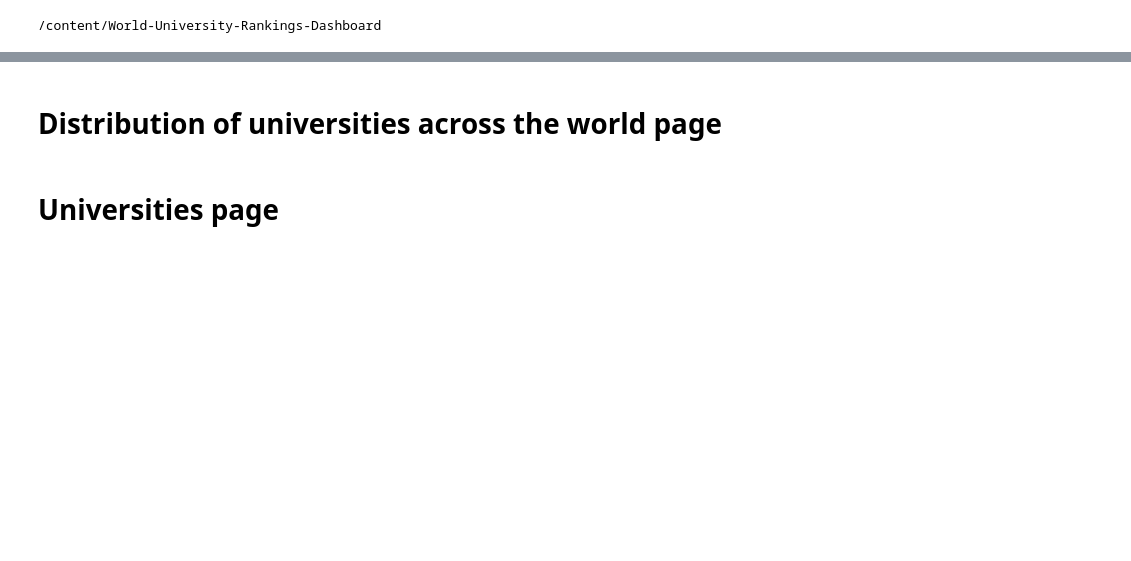
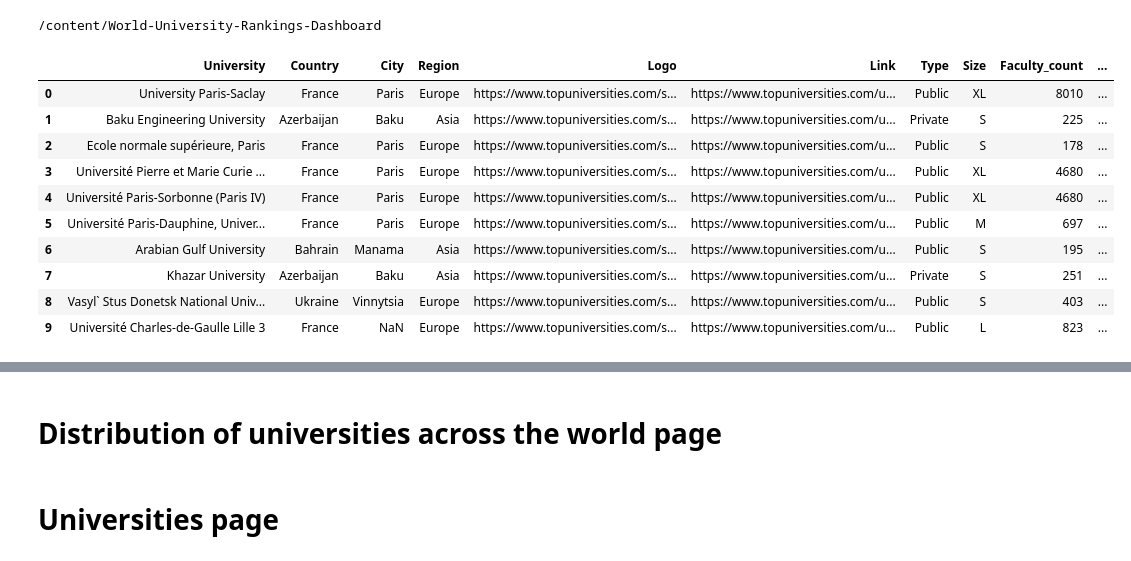
Before and after one commit to lauren-safwat/World-University-Rankings-Dashboard, a Jupyter notebook: World_University_Rankings.ipynb, the cells around one changed output, grey strips where cells are left out. Cells and saved outputs as stored; diff of their text form; code cells hidden in the pictures; blank space fills up the shorter version.

```diff
--- a/World_University_Rankings.ipynb
+++ b/World_University_Rankings.ipynb
@@ -33,3 +33,17 @@ from itertools import cycle
 unis = pd.read_csv('dataset/World_University_Rankings.csv')
 # %% [output]
 /content/World-University-Rankings-Dashboard
+# %%
+unis.head(10)
+# %% [output]
+|  | University | Country | City | Region | Logo | Link | Type | Size | Faculty_count | ... |
+| 0 | University Paris-Saclay | France | Paris | Europe | https://www.topuniversities.com/s... | https://www.topuniversities.com/u... | Public | XL | 8010 | ... |
+| 1 | Baku Engineering University | Azerbaijan | Baku | Asia | https://www.topuniversities.com/s... | https://www.topuniversities.com/u... | Private | S | 225 | ... |
+| 2 | Ecole normale supérieure, Paris | France | Paris | Europe | https://www.topuniversities.com/s... | https://www.topuniversities.com/u... | Public | S | 178 | ... |
+| 3 | Université Pierre et Marie Curie ... | France | Paris | Europe | https://www.topuniversities.com/s... | https://www.topuniversities.com/u... | Public | XL | 4680 | ... |
+| 4 | Université Paris-Sorbonne (Paris IV) | France | Paris | Europe | https://www.topuniversities.com/s... | https://www.topuniversities.com/u... | Public | XL | 4680 | ... |
+| 5 | Université Paris-Dauphine, Univer... | France | Paris | Europe | https://www.topuniversities.com/s... | https://www.topuniversities.com/u... | Public | M | 697 | ... |
+| 6 | Arabian Gulf University | Bahrain | Manama | Asia | https://www.topuniversities.com/s... | https://www.topuniversities.com/u... | Public | S | 195 | ... |
+| 7 | Khazar University | Azerbaijan | Baku | Asia | https://www.topuniversities.com/s... | https://www.topuniversities.com/u... | Private | S | 251 | ... |
+| 8 | Vasyl` Stus Donetsk National Univ... | Ukraine | Vinnytsia | Europe | https://www.topuniversities.com/s... | https://www.topuniversities.com/u... | Public | S | 403 | ... |
+| 9 | Université Charles-de-Gaulle Lille 3 | France | NaN | Europe | https://www.topuniversities.com/s... | https://www.topuniversities.com/u... | Public | L | 823 | ... |
```
Also changed, not shown: parts of 5 cells of this notebook.
